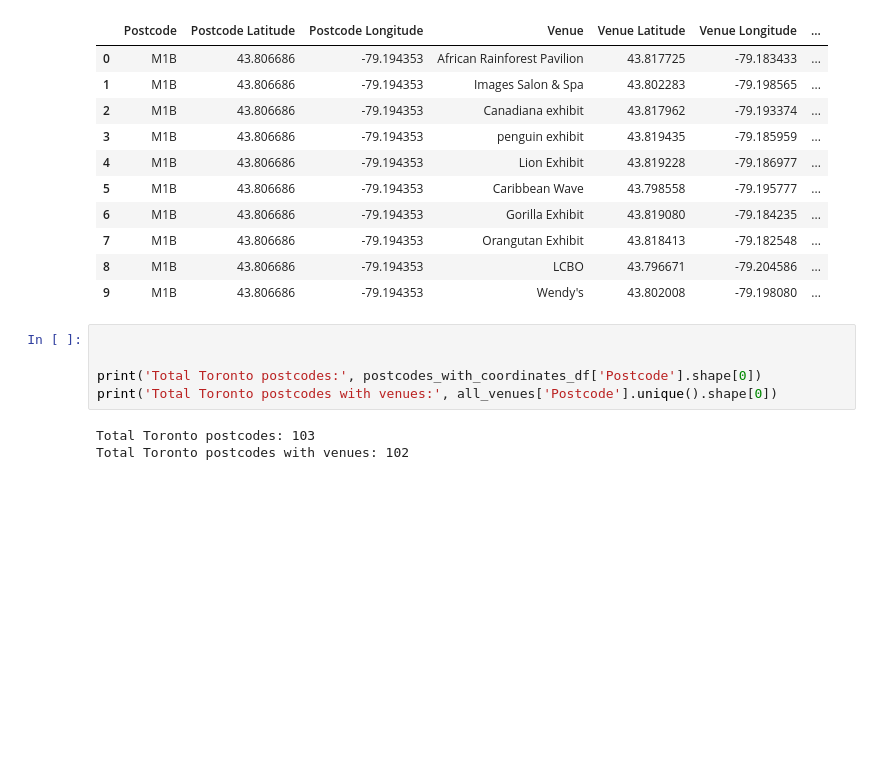
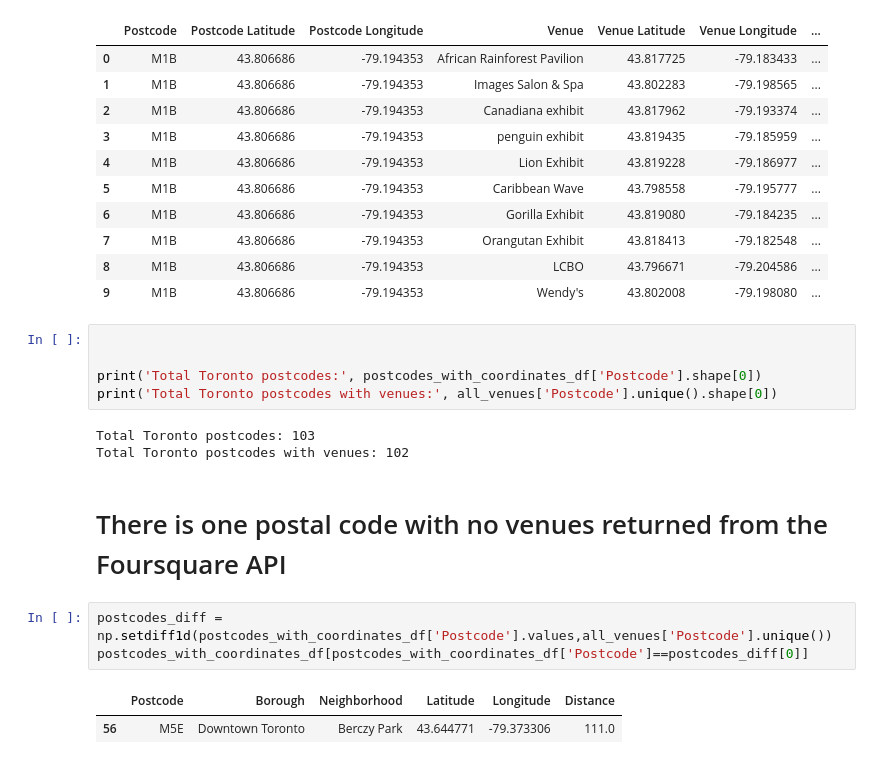
Before and after one commit to KrishnaNeeraj/Coursera_Capstone, a Jupyter notebook: Segmenting and Clustering Neighborhoods in Toronto.ipynb, the cells around one changed output. Drawn from its saved outputs; the diff is of its cells as text; blank space fills up the shorter version.

```diff
--- a/Segmenting and Clustering Neighborhoods in Toronto.ipynb
+++ b/Segmenting and Clustering Neighborhoods in Toronto.ipynb
@@ -392,3 +392,11 @@ print('Total Toronto postcodes with venues:', all_venues['Postcode'].unique().sh
 # %% [output]
 Total Toronto postcodes: 103
 Total Toronto postcodes with venues: 102
+# %% [markdown]
+# There is one postal code with no venues returned from the Foursquare API
+# %%
+postcodes_diff = np.setdiff1d(postcodes_with_coordinates_df['Postcode'].values,all_venues['Postcode'].unique())
+postcodes_with_coordinates_df[postcodes_with_coordinates_df['Postcode']==postcodes_diff[0]]
+# %% [output]
+|  | Postcode | Borough | Neighborhood | Latitude | Longitude | Distance |
+| 56 | M5E | Downtown Toronto | Berczy Park | 43.644771 | -79.373306 | 111.0 |
```
